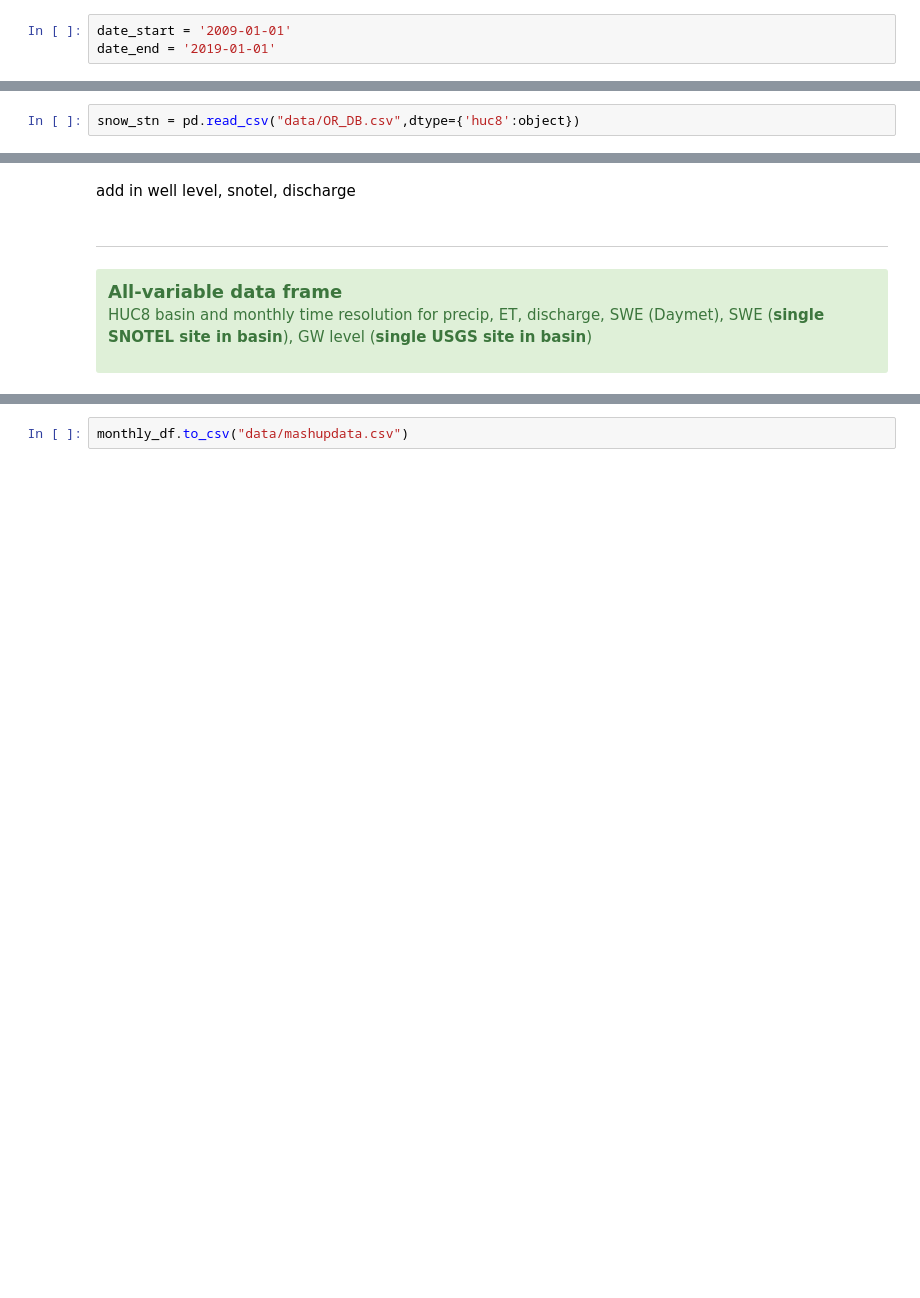
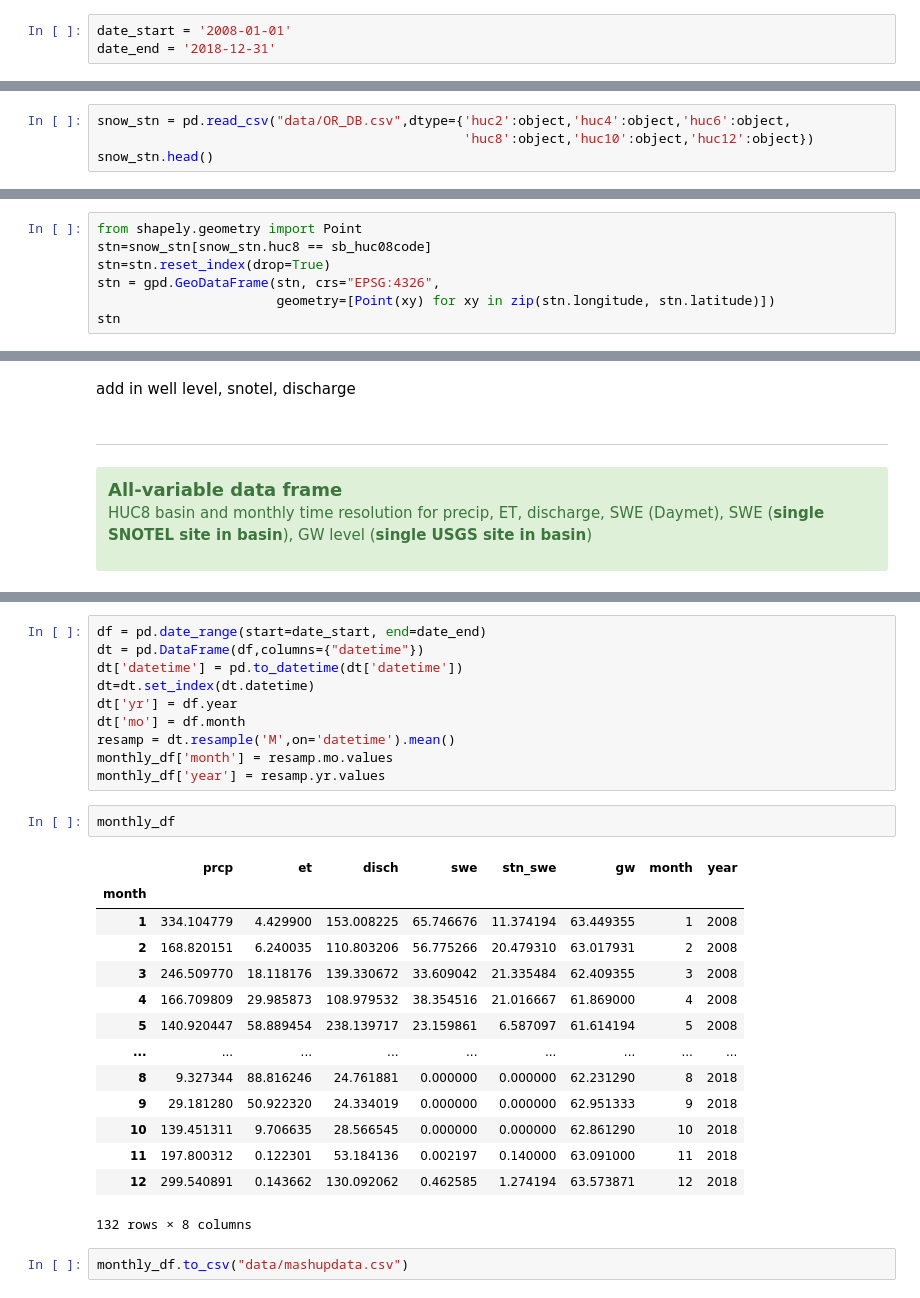
Before and after one commit to waterhackweek/whw2020_snowgw, a Jupyter notebook: mashup_spatial_snowGW.ipynb, the cells around one changed output, grey strips where cells are left out. Drawn from its saved outputs; the diff is of its cells as text; blank space fills up the shorter version.

Commit message:
added year and month to export file

```diff
--- a/mashup_spatial_snowGW.ipynb
+++ b/mashup_spatial_snowGW.ipynb
@@ -71,8 +71,8 @@ import hydrodata as hd
 
 To be reused with every dataset.
 # %%
-date_start = '2009-01-01'
-date_end = '2019-01-01'
+date_start = '2008-01-01'
+date_end = '2018-12-31'
 # %% [markdown]
 ## Select basin
 
@@ -408,4 +628,6 @@ sb_gw_ts_df
 # %% [markdown]
 ## SWE from SNOTEL
 # %%
-snow_stn = pd.read_csv("data/OR_DB.csv",dtype={'huc8':object})
+snow_stn = pd.read_csv("data/OR_DB.csv",dtype={'huc2':object,'huc4':object,'huc6':object,
+                                               'huc8':object,'huc10':object,'huc12':object})
+snow_stn.head()
@@ -414,0 +641,7 @@ stn
+# %%
+from shapely.geometry import Point
+stn=snow_stn[snow_stn.huc8 == sb_huc08code]
+stn=stn.reset_index(drop=True)
+stn = gpd.GeoDataFrame(stn, crs="EPSG:4326",
+                       geometry=[Point(xy) for xy in zip(stn.longitude, stn.latitude)])
+stn
@@ -609,2 +920,29 @@ monthly_df
+# %%
+df = pd.date_range(start=date_start, end=date_end)
+dt = pd.DataFrame(df,columns={"datetime"})
+dt['datetime'] = pd.to_datetime(dt['datetime'])
+dt=dt.set_index(dt.datetime)
+dt['yr'] = df.year
+dt['mo'] = df.month
+resamp = dt.resample('M',on='datetime').mean()
+monthly_df['month'] = resamp.mo.values
+monthly_df['year'] = resamp.yr.values
+# %%
+monthly_df
+# %% [output]
+|  | prcp | et | disch | swe | stn_swe | gw | month | year |
+| month |  |  |  |  |  |  |  |  |
+| 1 | 334.104779 | 4.429900 | 153.008225 | 65.746676 | 11.374194 | 63.449355 | 1 | 2008 |
+| 2 | 168.820151 | 6.240035 | 110.803206 | 56.775266 | 20.479310 | 63.017931 | 2 | 2008 |
+| 3 | 246.509770 | 18.118176 | 139.330672 | 33.609042 | 21.335484 | 62.409355 | 3 | 2008 |
+| 4 | 166.709809 | 29.985873 | 108.979532 | 38.354516 | 21.016667 | 61.869000 | 4 | 2008 |
+| 5 | 140.920447 | 58.889454 | 238.139717 | 23.159861 | 6.587097 | 61.614194 | 5 | 2008 |
+| ... | ... | ... | ... | ... | ... | ... | ... | ... |
+| 8 | 9.327344 | 88.816246 | 24.761881 | 0.000000 | 0.000000 | 62.231290 | 8 | 2018 |
+| 9 | 29.181280 | 50.922320 | 24.334019 | 0.000000 | 0.000000 | 62.951333 | 9 | 2018 |
+| 10 | 139.451311 | 9.706635 | 28.566545 | 0.000000 | 0.000000 | 62.861290 | 10 | 2018 |
+| 11 | 197.800312 | 0.122301 | 53.184136 | 0.002197 | 0.140000 | 63.091000 | 11 | 2018 |
+| 12 | 299.540891 | 0.143662 | 130.092062 | 0.462585 | 1.274194 | 63.573871 | 12 | 2018 |
+132 rows × 8 columns
 # %%
 monthly_df.to_csv("data/mashupdata.csv")
```
Also changed, not shown: parts of 41 cells of this notebook.
